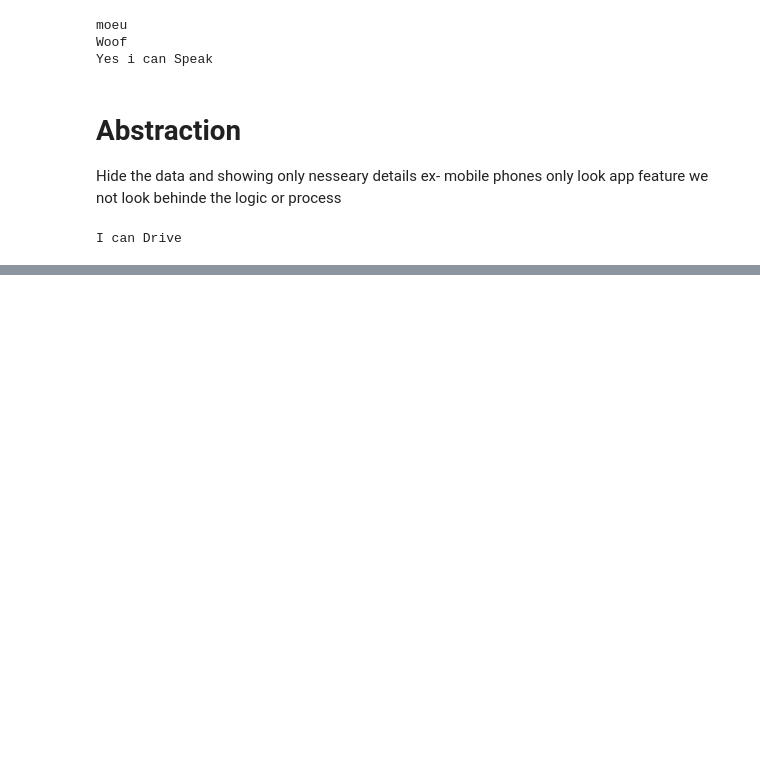
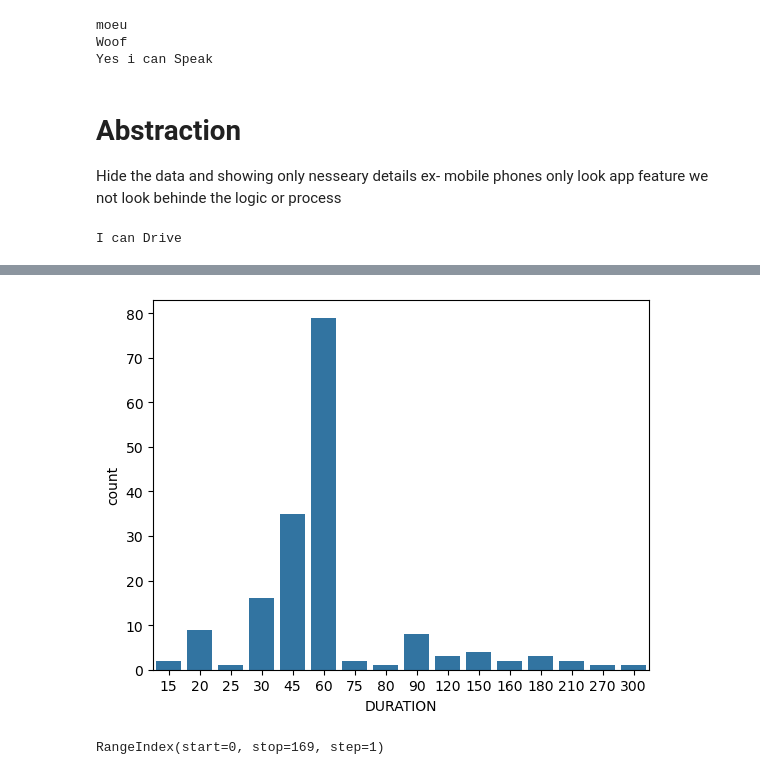
Before and after one commit to pratik-shinde-ai/Exelynt_AI-ML, a Jupyter notebook: week_1/week_2/20250910.ipynb, the cells around one changed output, grey strips where cells are left out. Saved outputs shown, nothing was run; the diff lists cells and outputs as text; code cells hidden in the pictures; blank space fills up the shorter version.

```diff
--- a/week_1/week_2/20250910.ipynb
+++ b/week_1/week_2/20250910.ipynb
@@ -94,0 +127,3 @@ I can Drive
+# %%
+data=pd.read_csv("data.csv")
+print(data)
@@ -94,0 +145,2 @@ I can Drive
+# %%
+data.columns=data.columns.str.upper(inplace=True)
@@ -94,0 +206,11 @@ I can Drive
+# %%
+import seaborn as sb
+
+sb.countplot(x=data["DURATION"])
+plt.show()
+# %% [output]
+[figure, added]
+# %%
+data.index
+# %% [output]
+RangeIndex(start=0, stop=169, step=1)
```
Also changed, not shown: parts of 13 cells of this notebook, 1 other file.
